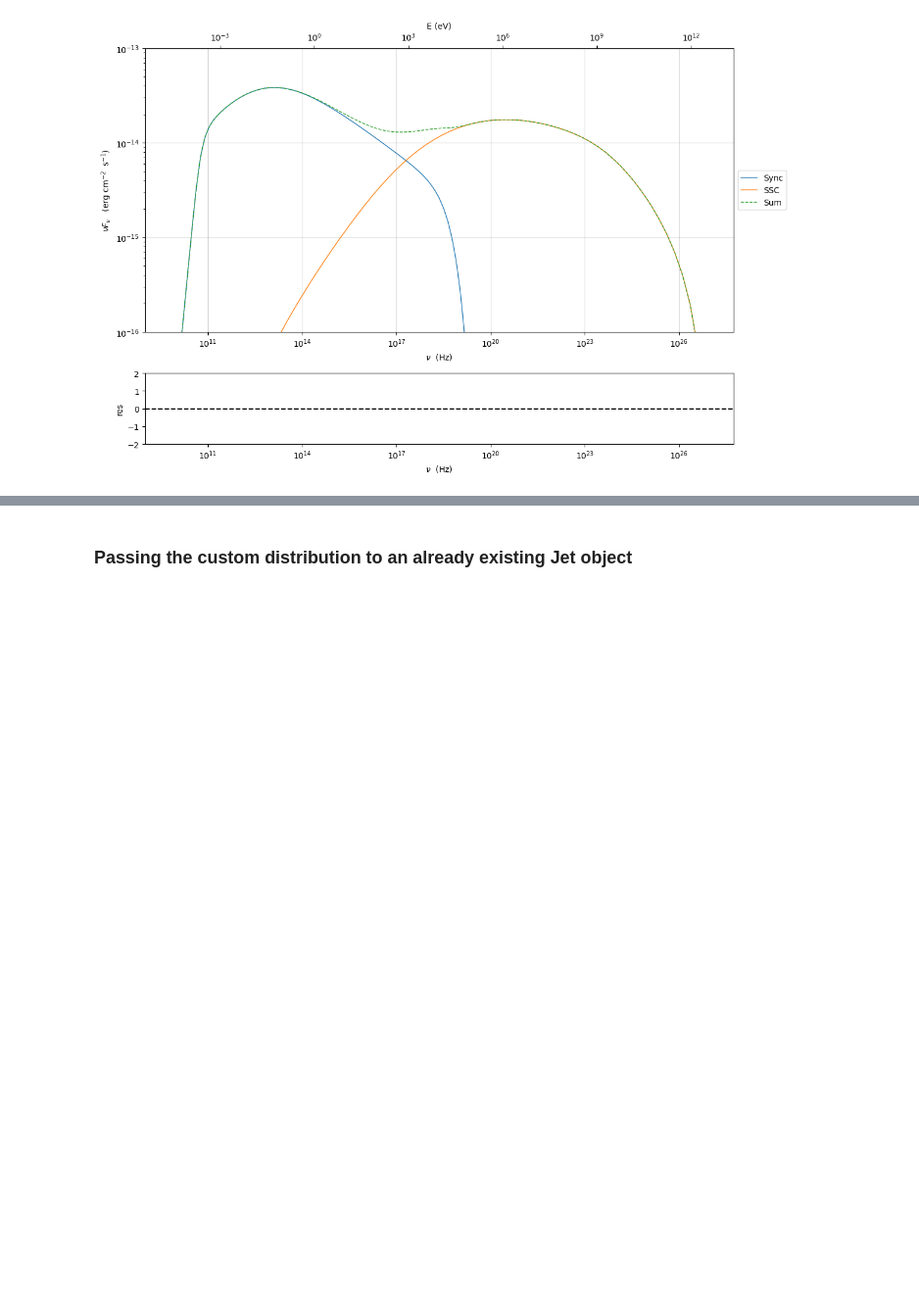
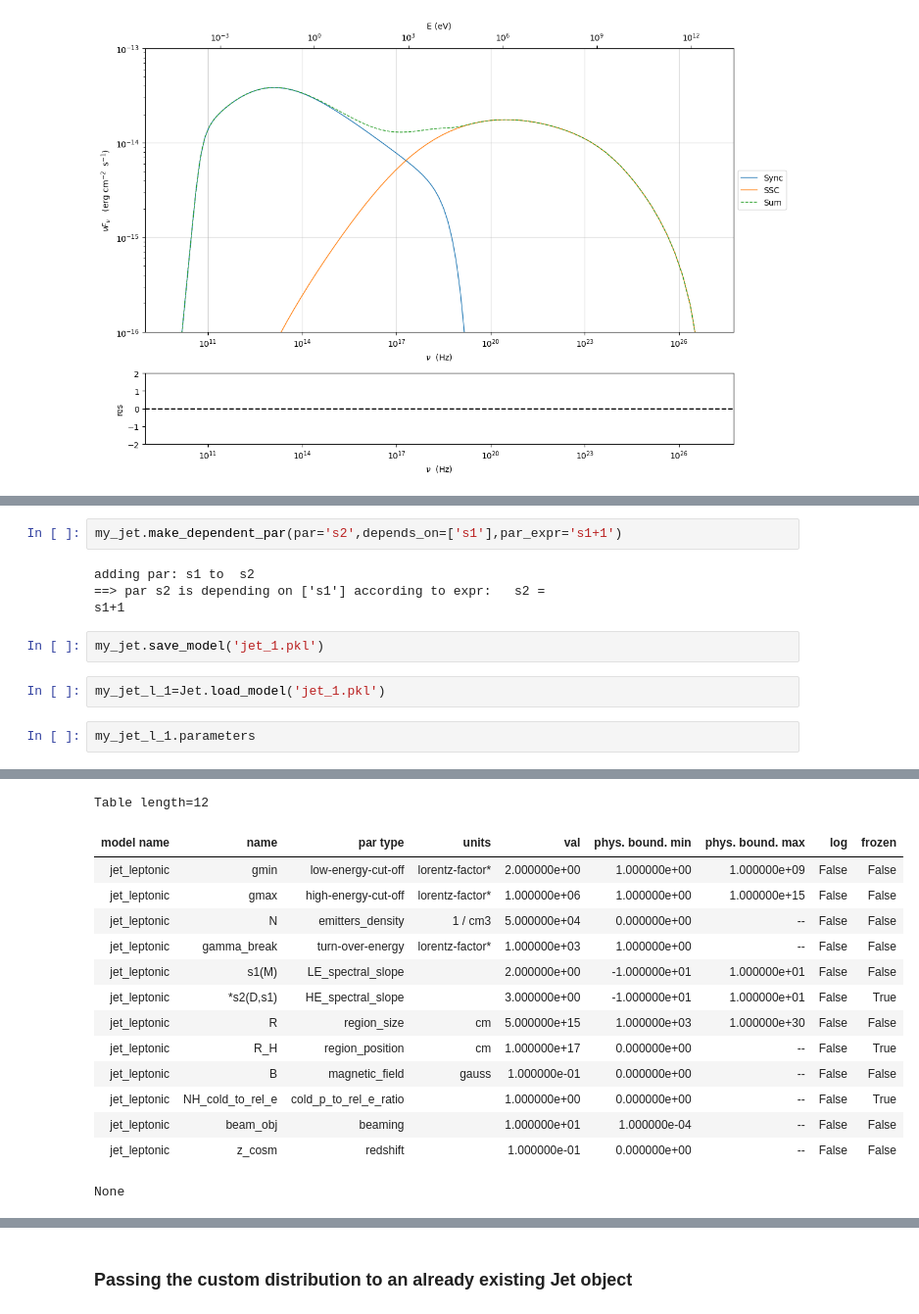
Before and after one commit to andreatramacere/jetset, a Jupyter notebook: doc/documentation_notebooks/notebooks/custom_emitters_distr/custom_emitters.ipynb, the cells around one changed output, grey strips where cells are left out. Shown at 98% size. Saved outputs shown, nothing was run; the diff lists cells and outputs as text; blank space fills up the shorter version.

```diff
--- a/doc/documentation_notebooks/notebooks/custom_emitters_distr/custom_emitters.ipynb
+++ b/doc/documentation_notebooks/notebooks/custom_emitters_distr/custom_emitters.ipynb
@@ -231,0 +274,13 @@ p.setlim(y_min=1E-16,y_max=1E-13)
+# %%
+my_jet.make_dependent_par(par='s2',depends_on=['s1'],par_expr='s1+1')
+# %% [output]
+adding par: s1 to  s2
+==> par s2 is depending on ['s1'] according to expr:   s2 =
+s1+1
+# %%
+my_jet.save_model('jet_1.pkl')
+# %%
+my_jet_l_1=Jet.load_model('jet_1.pkl')
+# %%
+my_jet_l_1.parameters
+# %% [output]
@@ -231,0 +288,15 @@ p.setlim(y_min=1E-16,y_max=1E-13)
+Table length=12
+| model name | name | par type | units | val | phys. bound. min | phys. bound. max | log | frozen |
+| jet_leptonic | gmin | low-energy-cut-off | lorentz-factor* | 2.000000e+00 | 1.000000e+00 | 1.000000e+09 | False | False |
+| jet_leptonic | gmax | high-energy-cut-off | lorentz-factor* | 1.000000e+06 | 1.000000e+00 | 1.000000e+15 | False | False |
+| jet_leptonic | N | emitters_density | 1 / cm3 | 5.000000e+04 | 0.000000e+00 | -- | False | False |
+| jet_leptonic | gamma_break | turn-over-energy | lorentz-factor* | 1.000000e+03 | 1.000000e+00 | -- | False | False |
+| jet_leptonic | s1(M) | LE_spectral_slope |  | 2.000000e+00 | -1.000000e+01 | 1.000000e+01 | False | False |
+| jet_leptonic | *s2(D,s1) | HE_spectral_slope |  | 3.000000e+00 | -1.000000e+01 | 1.000000e+01 | False | True |
+| jet_leptonic | R | region_size | cm | 5.000000e+15 | 1.000000e+03 | 1.000000e+30 | False | False |
+| jet_leptonic | R_H | region_position | cm | 1.000000e+17 | 0.000000e+00 | -- | False | True |
+| jet_leptonic | B | magnetic_field | gauss | 1.000000e-01 | 0.000000e+00 | -- | False | False |
+| jet_leptonic | NH_cold_to_rel_e | cold_p_to_rel_e_ratio |  | 1.000000e+00 | 0.000000e+00 | -- | False | True |
+| jet_leptonic | beam_obj | beaming |  | 1.000000e+01 | 1.000000e-04 | -- | False | False |
+| jet_leptonic | z_cosm | redshift |  | 1.000000e-01 | 0.000000e+00 | -- | False | False |
+None
```
Also changed, not shown: parts of 13 cells of this notebook, 6 other files.
